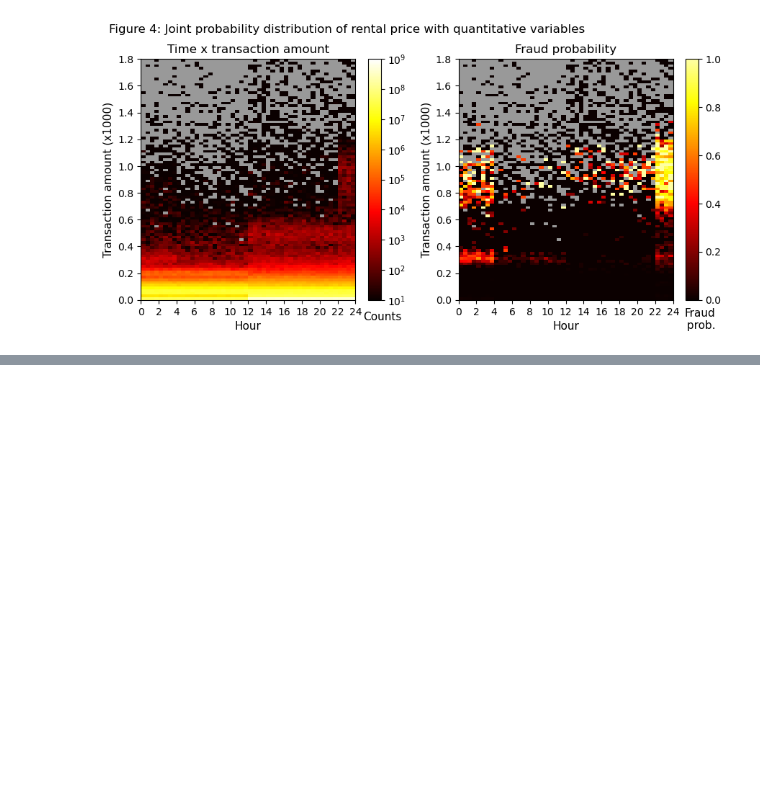
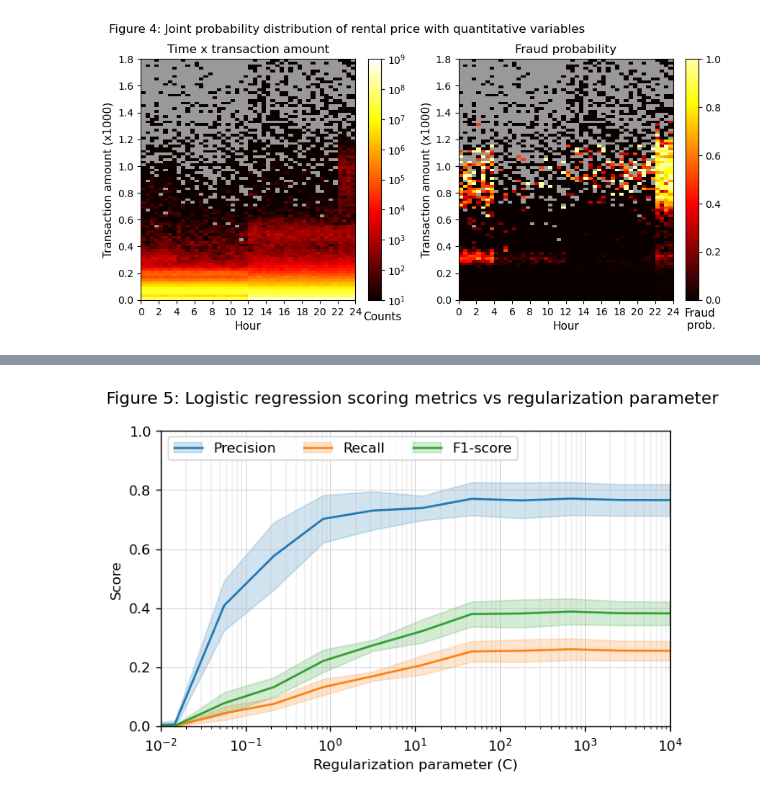
Before and after one commit to netesf13d/jedha-projects, a Jupyter notebook: 2-03-Automatic_Fraud_Detection/Automatic_Fraud_Detection - study.ipynb, the cells around one changed output, grey strips where cells are left out. Saved outputs shown, nothing was run; the diff lists cells and outputs as text; code cells hidden in the pictures; blank space fills up the shorter version.

```diff
--- a/2-03-Automatic_Fraud_Detection/Automatic_Fraud_Detection - study.ipynb
+++ b/2-03-Automatic_Fraud_Detection/Automatic_Fraud_Detection - study.ipynb
@@ -789,11 +583,0 @@ tree_col_preproc = ColumnTransformer(
-# %%
-## Grid search of the regularization parameter with cross validation
-scoring = ('precision',  'recall', 'f1')
-max_iters = np.arange(100, 1001, 100)
-clf = Pipeline(
-    [('column_preprocessing', tree_col_preproc),
-     ('classifier', GridSearchCV(HistGradientBoostingClassifier(random_state=1234),
-                                 param_grid={'max_iter': max_iters},
-                                 scoring=scoring, refit=False, cv=5))]
-)
-clf.fit(X_tr, y_tr)
@@ -897,0 +647,46 @@ to those obtained by cross-validation (see figure 6).
+# %%
+## Extract the relevant metrics
+cv_res = lr_clf['classifier'].cv_results_
+prec = cv_res['mean_test_precision']
+std_prec = cv_res['std_test_precision']
+recall = cv_res['mean_test_recall']
+std_recall = cv_res['std_test_recall']
+f1 = cv_res['mean_test_f1']
+std_f1 = cv_res['std_test_f1']
+# %%
+fig5, ax5 = plt.subplots(
+    nrows=1, ncols=1, sharex=True, sharey=False, figsize=(6, 4), dpi=120,
+    gridspec_kw={'left': 0.11, 'right': 0.95, 'top': 0.88, 'bottom': 0.15, 'wspace': 0.22})
+fig5.suptitle("Figure 5: Logistic regression scoring metrics vs regularization parameter",
+              x=0.02, ha='left')
+
+l_prec, = ax5.plot(Cs, prec, color='C0', label='Precision')
+fill_prec = ax5.fill_between(Cs, prec-std_prec, prec+std_prec,
+                             color='C0', alpha=0.2)
+l_rec, = ax5.plot(Cs, recall, color='C1', label='Recall')
+fill_rec = ax5.fill_between(Cs, recall-std_recall, recall+std_recall,
+                            color='C1', alpha=0.2)
+l_f1, = ax5.plot(Cs, f1, color='C2', label='F1-score')
+fill_f1 = ax5.fill_between(Cs, f1-std_f1, f1+std_f1,
+                           color='C2', alpha=0.2)
+
+ax5.set_xscale('log')
+ax5.set_xlim(1e-2, 1e4)
+ax5.set_xticks(np.logspace(-2, 4, 7))
+ax5.set_xticks(
+    np.concatenate([np.linspace(10**i, 10**(i+1), 10) for i in range(-2, 4)]),
+    minor=True)
+ax5.set_xlabel('Regularization parameter (C)')
+ax5.set_ylim(0, 1)
+ax5.set_ylabel('Score')
+ax5.grid(visible=True, linewidth=0.3)
+ax5.grid(visible=True, which='minor', linewidth=0.2)
+
+ax5.legend(handles=[(l_prec, fill_prec), (l_rec, fill_rec), (l_f1, fill_f1)],
+           labels=['Precision', 'Recall', 'F1-score'],
+           loc=(0.015, 0.9), ncols=3)
+
+
+plt.show()
+# %% [output]
+[figure, added]
```
Also changed, not shown: parts of 99 cells of this notebook, 1 other file.
